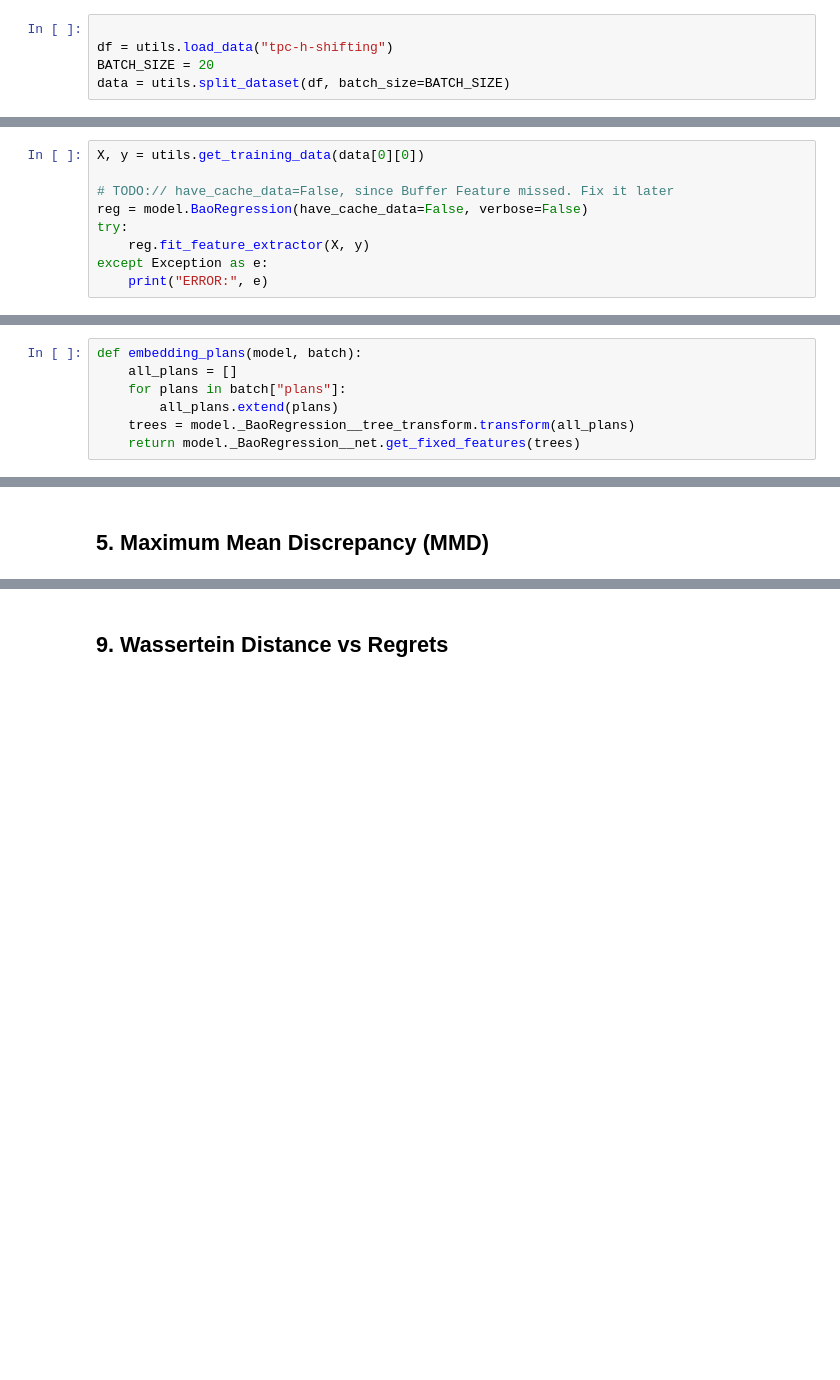
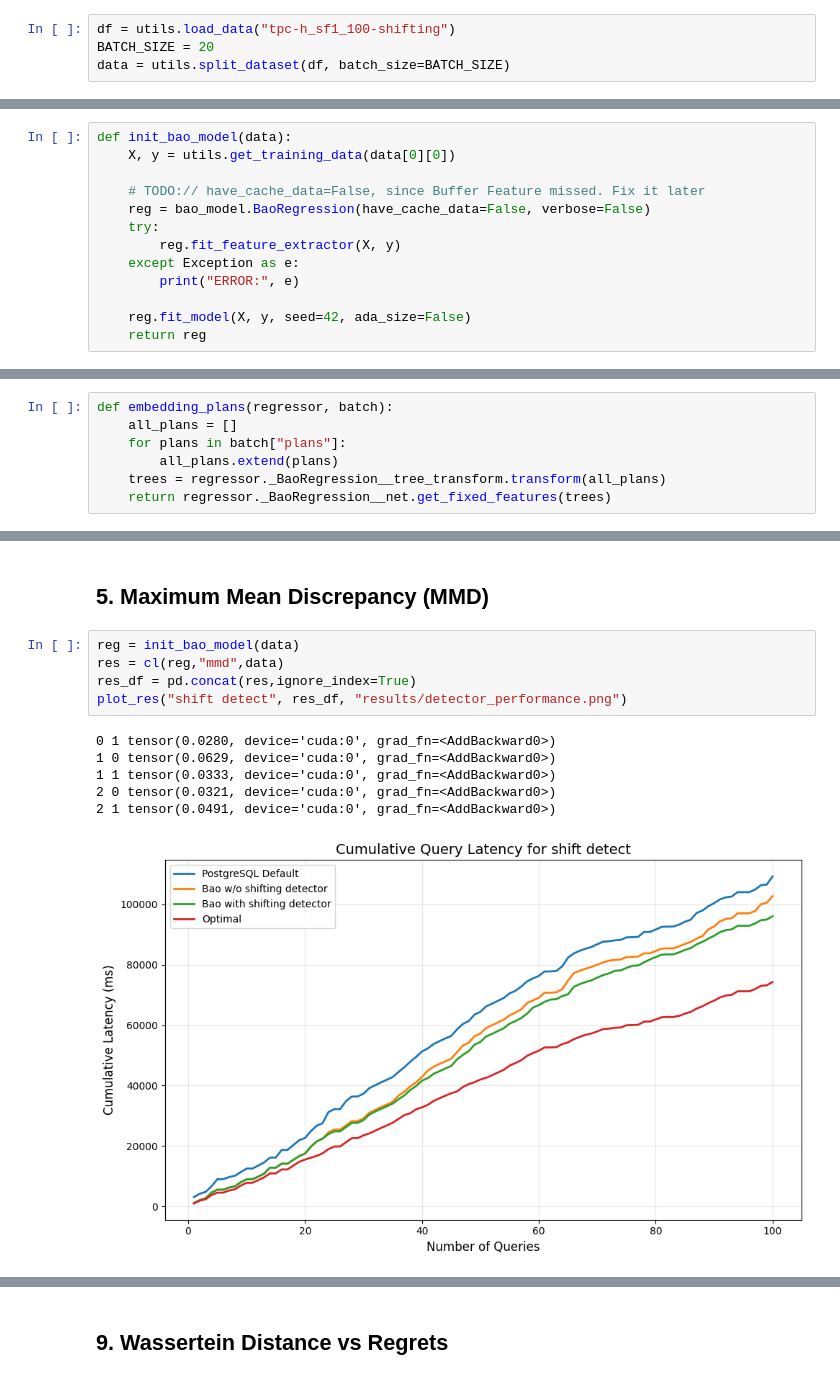
Before and after one commit to hujing2407/AdaLQO, a Jupyter notebook: AdaLQO.ipynb, the cells around one changed output, grey strips where cells are left out. Drawn from its saved outputs; the diff is of its cells as text; blank space fills up the shorter version.

```diff
--- a/AdaLQO.ipynb
+++ b/AdaLQO.ipynb
@@ -25,18 +26,21 @@ from replay_buffer import summarizer
 # %% [markdown]
 ### 1.1 load all datasets - queries, plans, latecies
 # %%
-
-df = utils.load_data("tpc-h-shifting")
+df = utils.load_data("tpc-h_sf1_100-shifting")
 BATCH_SIZE = 20
 data = utils.split_dataset(df, batch_size=BATCH_SIZE)
 # %% [markdown]
 ## 2. Training BAO Model
 # %%
-X, y = utils.get_training_data(data[0][0])
+def init_bao_model(data):
+    X, y = utils.get_training_data(data[0][0])
 
-# TODO:// have_cache_data=False, since Buffer Feature missed. Fix it later
-reg = model.BaoRegression(have_cache_data=False, verbose=False)
-try:
-    reg.fit_feature_extractor(X, y)
-except Exception as e:
-    print("ERROR:", e)
+    # TODO:// have_cache_data=False, since Buffer Feature missed. Fix it later
+    reg = bao_model.BaoRegression(have_cache_data=False, verbose=False)
+    try:
+        reg.fit_feature_extractor(X, y)
+    except Exception as e:
+        print("ERROR:", e)
+
+    reg.fit_model(X, y, seed=42, ada_size=False)
+    return reg
@@ -63 +49,8 @@ reg.fit_model(X, y, seed=42, ada_size=False)
+# %%
+def embedding_plans(regressor, batch):
+    all_plans = []
+    for plans in batch["plans"]:
+        all_plans.extend(plans)
+    trees = regressor._BaoRegression__tree_transform.transform(all_plans)
+    return regressor._BaoRegression__net.get_fixed_features(trees)
 # %% [markdown]
@@ -65,8 +58 @@ reg.fit_model(X, y, seed=42, ada_size=False)
-# %%
-def embedding_plans(model, batch):
-    all_plans = []
-    for plans in batch["plans"]:
-        all_plans.extend(plans)
-    trees = model._BaoRegression__tree_transform.transform(all_plans)
-    return model._BaoRegression__net.get_fixed_features(trees)
 # %%
@@ -127,3 +114,15 @@ Top-1 Accuracy ← 辅助结果
 # %% [markdown]
 ## 5. Maximum Mean Discrepancy (MMD)
+# %%
+reg = init_bao_model(data)
+res = cl(reg,"mmd",data)
+res_df = pd.concat(res,ignore_index=True)
+plot_res("shift detect", res_df, "results/detector_performance.png")
+# %% [output]
+0 1 tensor(0.0280, device='cuda:0', grad_fn=<AddBackward0>)
+1 0 tensor(0.0629, device='cuda:0', grad_fn=<AddBackward0>)
+1 1 tensor(0.0333, device='cuda:0', grad_fn=<AddBackward0>)
+2 0 tensor(0.0321, device='cuda:0', grad_fn=<AddBackward0>)
+2 1 tensor(0.0491, device='cuda:0', grad_fn=<AddBackward0>)
+[figure, added]
 # %% [markdown]
```
Also changed, not shown: parts of 19 cells of this notebook, 7 other files.
